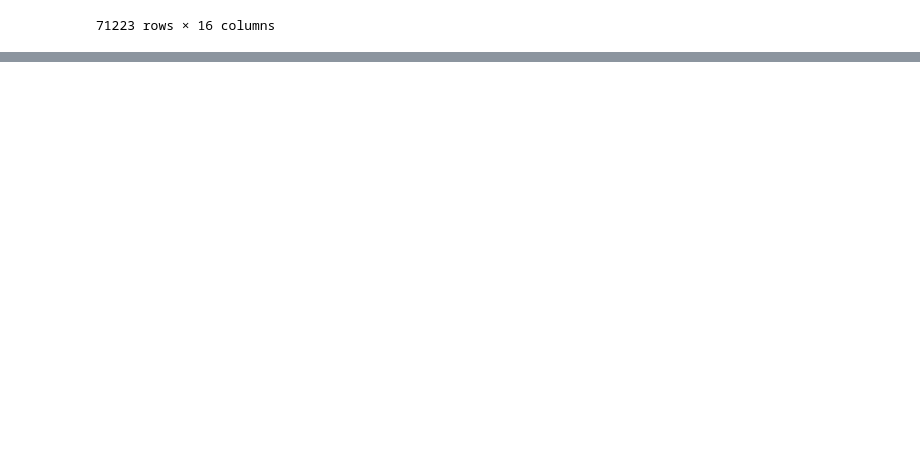
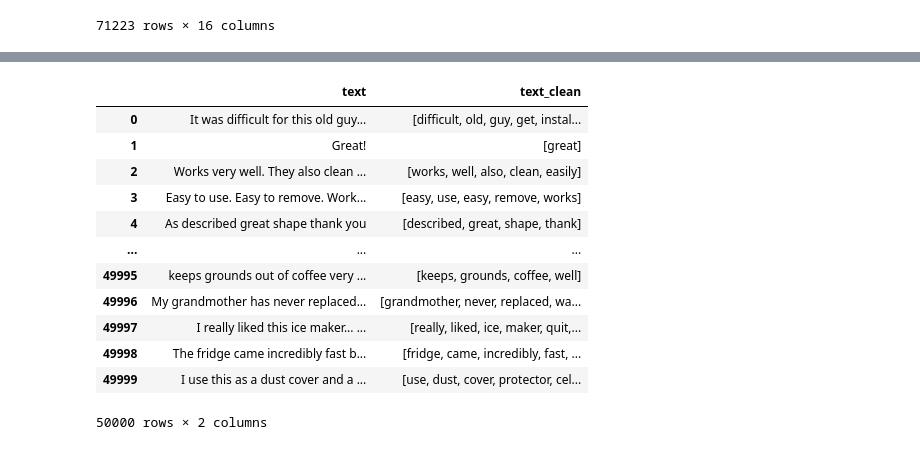
Before and after one commit to gisellegomezp/Project3, a Jupyter notebook: Mike/mike-workbook.ipynb, the cells around one changed output, grey strips where cells are left out. Cells and saved outputs as stored; diff of their text form; code cells hidden in the pictures; blank space fills up the shorter version.

```diff
--- a/Mike/mike-workbook.ipynb
+++ b/Mike/mike-workbook.ipynb
@@ -227,0 +325,11 @@ filtered_df
+# %%
+
+import re
+import nltk
+from nltk.corpus import stopwords
+from nltk.tokenize import word_tokenize
+nltk.download('stopwords')
+nltk.download('punkt')
+
+regex = re.compile("[^a-zA-Z ]")
+stop_words = set(stopwords.words('english'))
@@ -227,0 +343,27 @@ filtered_df
+# %%
+
+def preprocess_text(text):
+    text = text.lower()  # Convert to lowercase
+    text = regex.sub(' ', text) # Substitute everything that is not a letter with an empty string
+    words = word_tokenize(text) # tokenize text
+    words = [word for word in words if word not in stop_words]  # Remove stopwords
+    return words
+
+# Apply the preprocessing function to your text column
+Appliance_subset_df['text_clean'] = Appliance_subset_df['text'].apply(preprocess_text)
+# %%
+Appliance_subset_df[['text','text_clean']]
+# %% [output]
+|  | text | text_clean |
+| 0 | It was difficult for this old guy... | [difficult, old, guy, get, instal... |
+| 1 | Great! | [great] |
+| 2 | Works very well. They also clean ... | [works, well, also, clean, easily] |
+| 3 | Easy to use. Easy to remove. Work... | [easy, use, easy, remove, works] |
+| 4 | As described great shape thank you | [described, great, shape, thank] |
+| ... | ... | ... |
+| 49995 | keeps grounds out of coffee very ... | [keeps, grounds, coffee, well] |
+| 49996 | My grandmother has never replaced... | [grandmother, never, replaced, wa... |
+| 49997 | I really liked this ice maker... ... | [really, liked, ice, maker, quit,... |
+| 49998 | The fridge came incredibly fast b... | [fridge, came, incredibly, fast, ... |
+| 49999 | I use this as a dust cover and a ... | [use, dust, cover, protector, cel... |
+50000 rows × 2 columns
```
Also changed, not shown: parts of 23 cells of this notebook.
